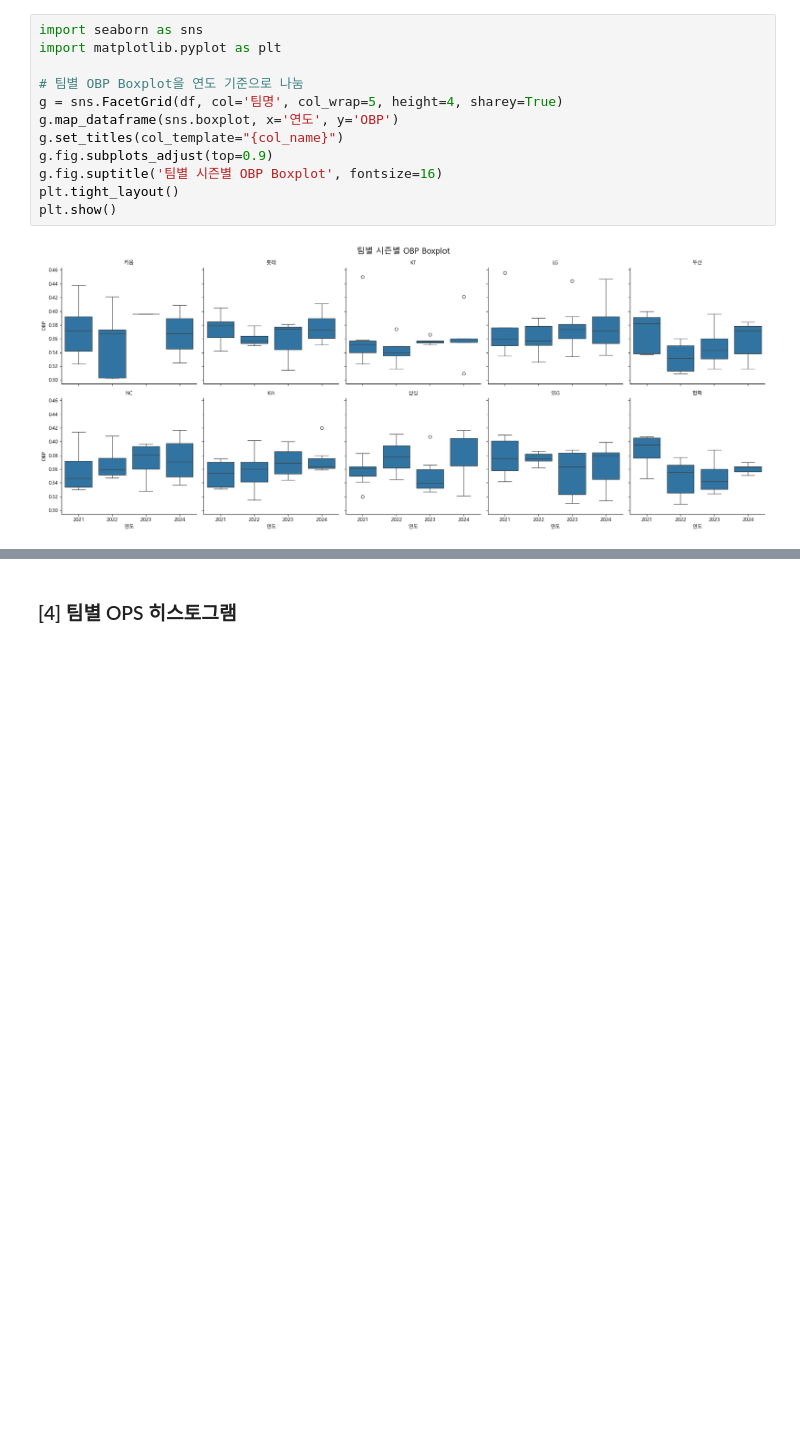
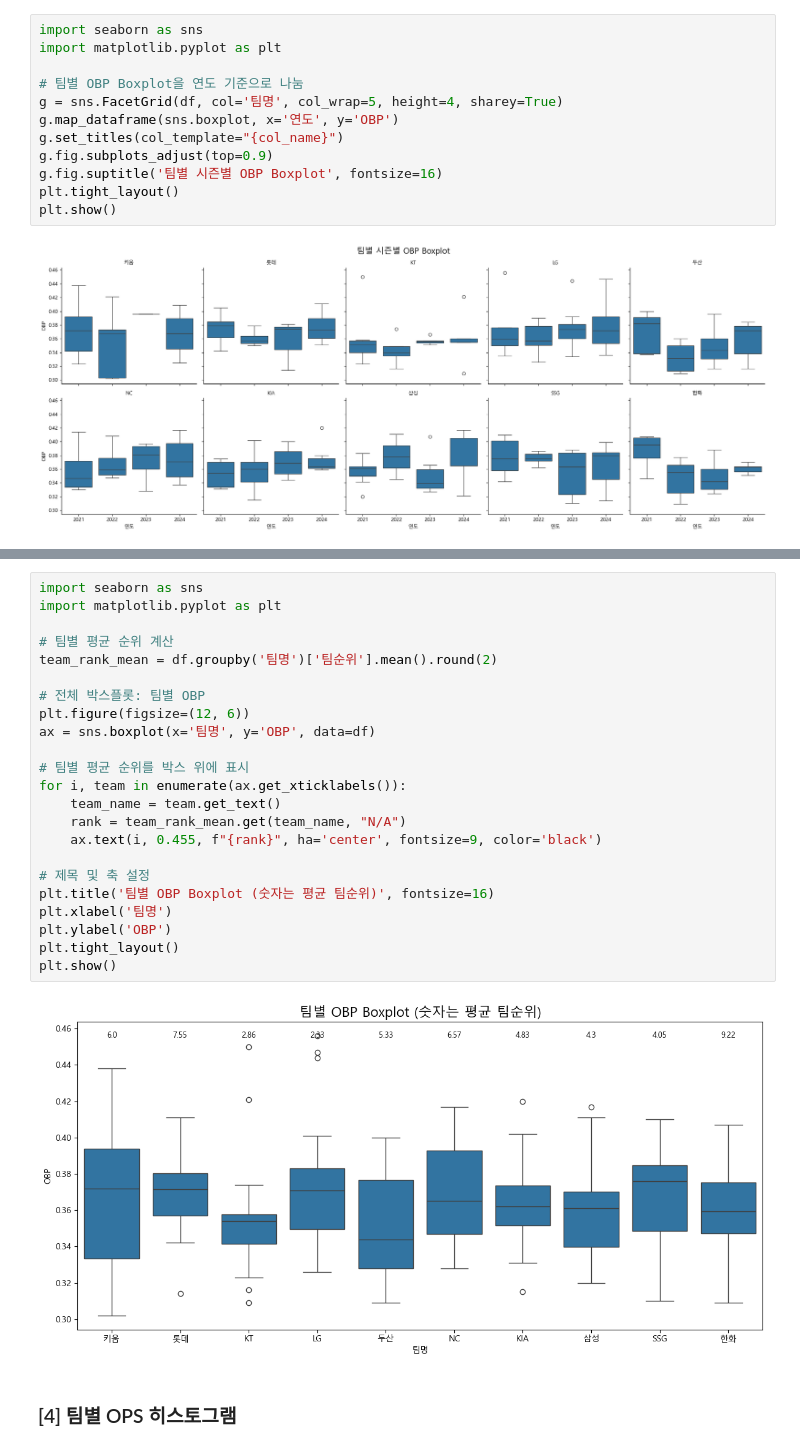
Before and after one commit to Seonyeol-Jeong/KBO_analysis, a Jupyter notebook: 변수.ipynb, the cells around one changed output, grey strips where cells are left out. Cells and saved outputs as stored; diff of their text form; blank space fills up the shorter version.

```diff
--- a/변수.ipynb
+++ b/변수.ipynb
@@ -584,3 +738,28 @@ plt.show()
+# %%
+import seaborn as sns
+import matplotlib.pyplot as plt
+
+# 팀별 평균 순위 계산
+team_rank_mean = df.groupby('팀명')['팀순위'].mean().round(2)
+
+# 전체 박스플롯: 팀별 OBP
+plt.figure(figsize=(12, 6))
+ax = sns.boxplot(x='팀명', y='OBP', data=df)
+
+# 팀별 평균 순위를 박스 위에 표시
+for i, team in enumerate(ax.get_xticklabels()):
+    team_name = team.get_text()
+    rank = team_rank_mean.get(team_name, "N/A")
+    ax.text(i, 0.455, f"{rank}", ha='center', fontsize=9, color='black')
+
+# 제목 및 축 설정
+plt.title('팀별 OBP Boxplot (숫자는 평균 팀순위)', fontsize=16)
+plt.xlabel('팀명')
+plt.ylabel('OBP')
+plt.tight_layout()
+plt.show()
+# %% [output]
+[figure, added]
 # %% [markdown]
 ### [4] 팀별 OPS 히스토그램
 # %%
```
Also changed, not shown: parts of 10 cells of this notebook.
